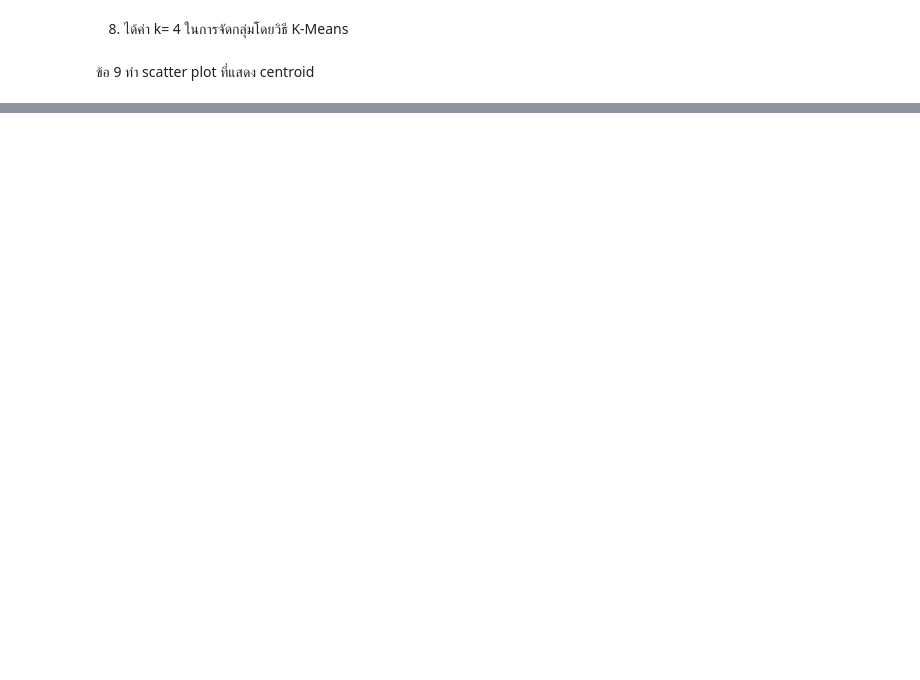
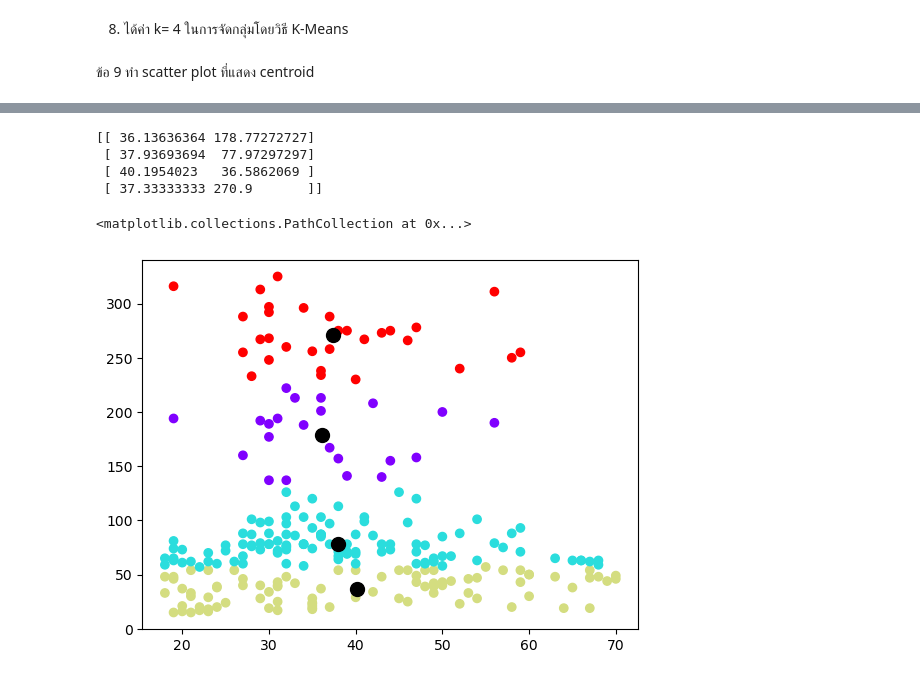
Before and after one commit to Pingasorn/Data_science, a Jupyter notebook: Quiz-K-Means-2023.ipynb, the cells around one changed output, grey strips where cells are left out. Saved outputs shown, nothing was run; the diff lists cells and outputs as text; code cells hidden in the pictures; blank space fills up the shorter version.

```diff
--- a/Quiz-K-Means-2023.ipynb
+++ b/Quiz-K-Means-2023.ipynb
@@ -170,3 +175,15 @@ cluster_label = k_means.labels_
+# %%
+plt.scatter(df['Age'], df['Annual Income (k$)'], c=cluster_label, marker="o",cmap='rainbow')
+centers = k_means.cluster_centers_
+print(centers) #พิมพ์จุดกลาง
+plt.scatter(centers[:, 0], centers[:, 1], c='black', s=100)
+# %% [output]
+[[ 36.13636364 178.77272727]
+ [ 37.93693694  77.97297297]
+ [ 40.1954023   36.5862069 ]
+ [ 37.33333333 270.9       ]]
+<matplotlib.collections.PathCollection at 0x...>
+[figure, added]
 # %%
 centers
 # %% [output]
```
Also changed, not shown: parts of 6 cells of this notebook.
